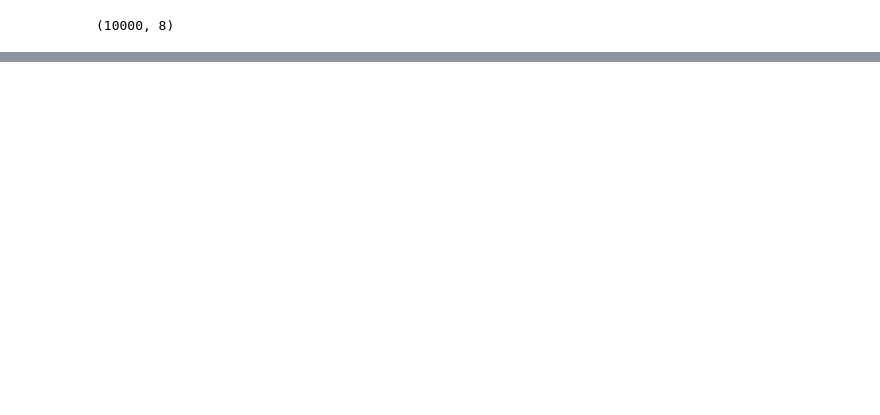
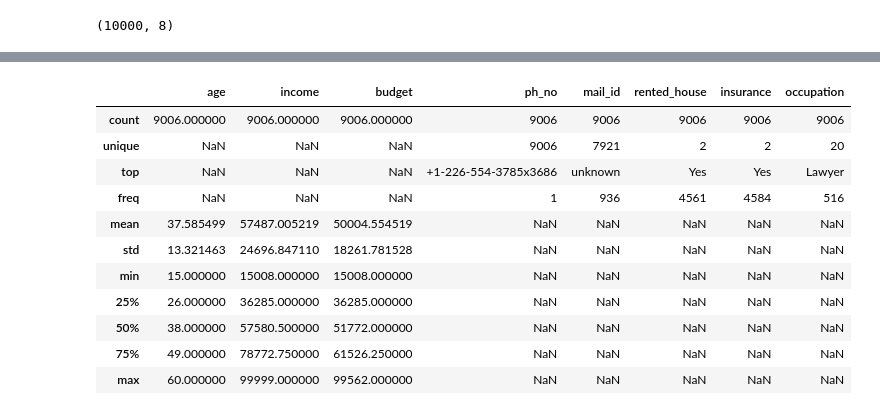
Before and after one commit to karthikeya-1508/ML_prac_files, a Jupyter notebook: clustering/clustering_sales_data.ipynb, the cells around one changed output, grey strips where cells are left out. Saved outputs shown, nothing was run; the diff lists cells and outputs as text; code cells hidden in the pictures; blank space fills up the shorter version.

```diff
--- a/clustering/clustering_sales_data.ipynb
+++ b/clustering/clustering_sales_data.ipynb
@@ -123,0 +202,15 @@ dtype: int64
+# %%
+df_cleaned.describe(include='all')
+# %% [output]
+|  | age | income | budget | ph_no | mail_id | rented_house | insurance | occupation |
+| count | 9006.000000 | 9006.000000 | 9006.000000 | 9006 | 9006 | 9006 | 9006 | 9006 |
+| unique | NaN | NaN | NaN | 9006 | 7921 | 2 | 2 | 20 |
+| top | NaN | NaN | NaN | +1-226-554-3785x3686 | unknown | Yes | Yes | Lawyer |
+| freq | NaN | NaN | NaN | 1 | 936 | 4561 | 4584 | 516 |
+| mean | 37.585499 | 57487.005219 | 50004.554519 | NaN | NaN | NaN | NaN | NaN |
+| std | 13.321463 | 24696.847110 | 18261.781528 | NaN | NaN | NaN | NaN | NaN |
+| min | 15.000000 | 15008.000000 | 15008.000000 | NaN | NaN | NaN | NaN | NaN |
+| 25% | 26.000000 | 36285.000000 | 36285.000000 | NaN | NaN | NaN | NaN | NaN |
+| 50% | 38.000000 | 57580.500000 | 51772.000000 | NaN | NaN | NaN | NaN | NaN |
+| 75% | 49.000000 | 78772.750000 | 61526.250000 | NaN | NaN | NaN | NaN | NaN |
+| max | 60.000000 | 99999.000000 | 99562.000000 | NaN | NaN | NaN | NaN | NaN |
```
Also changed, not shown: parts of 25 cells of this notebook.
